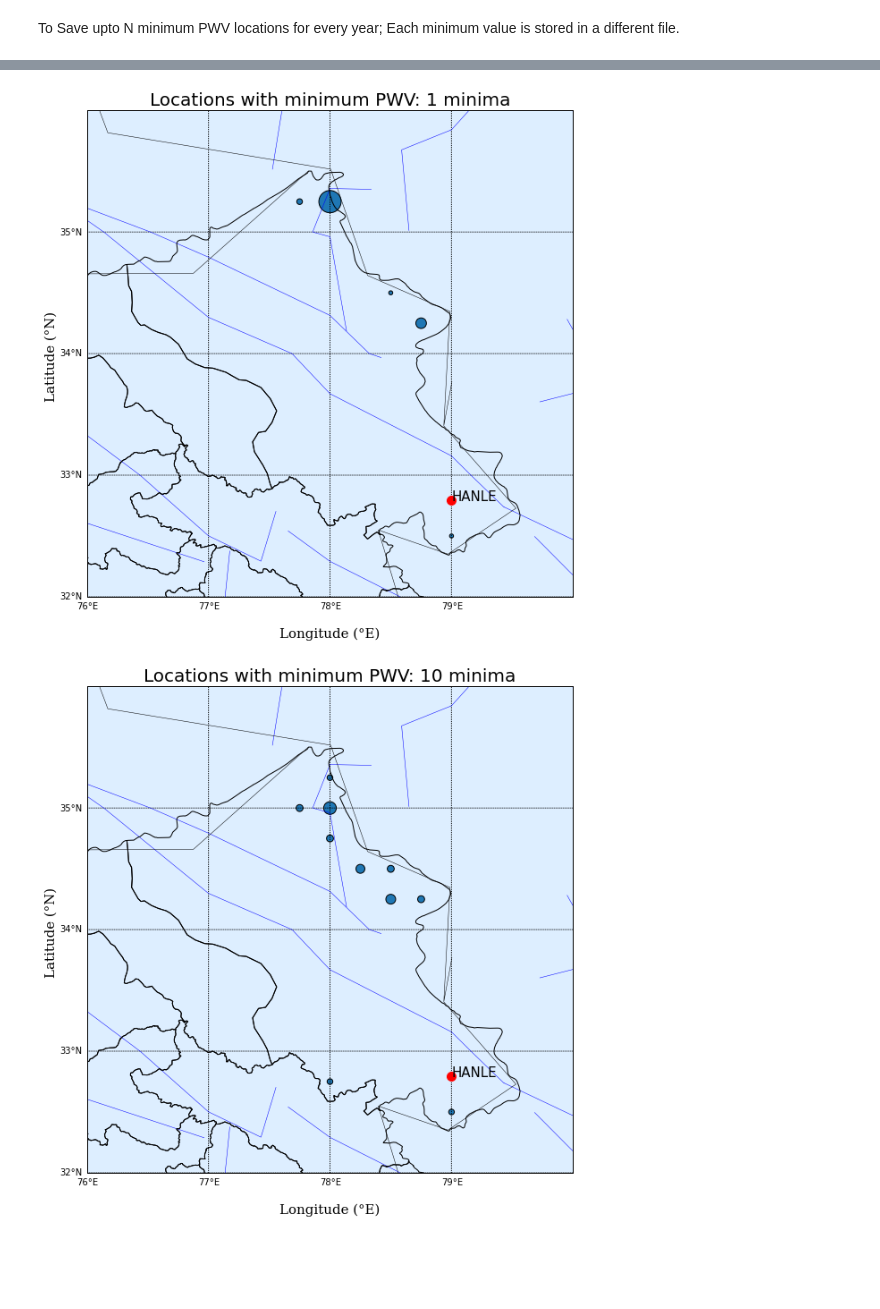
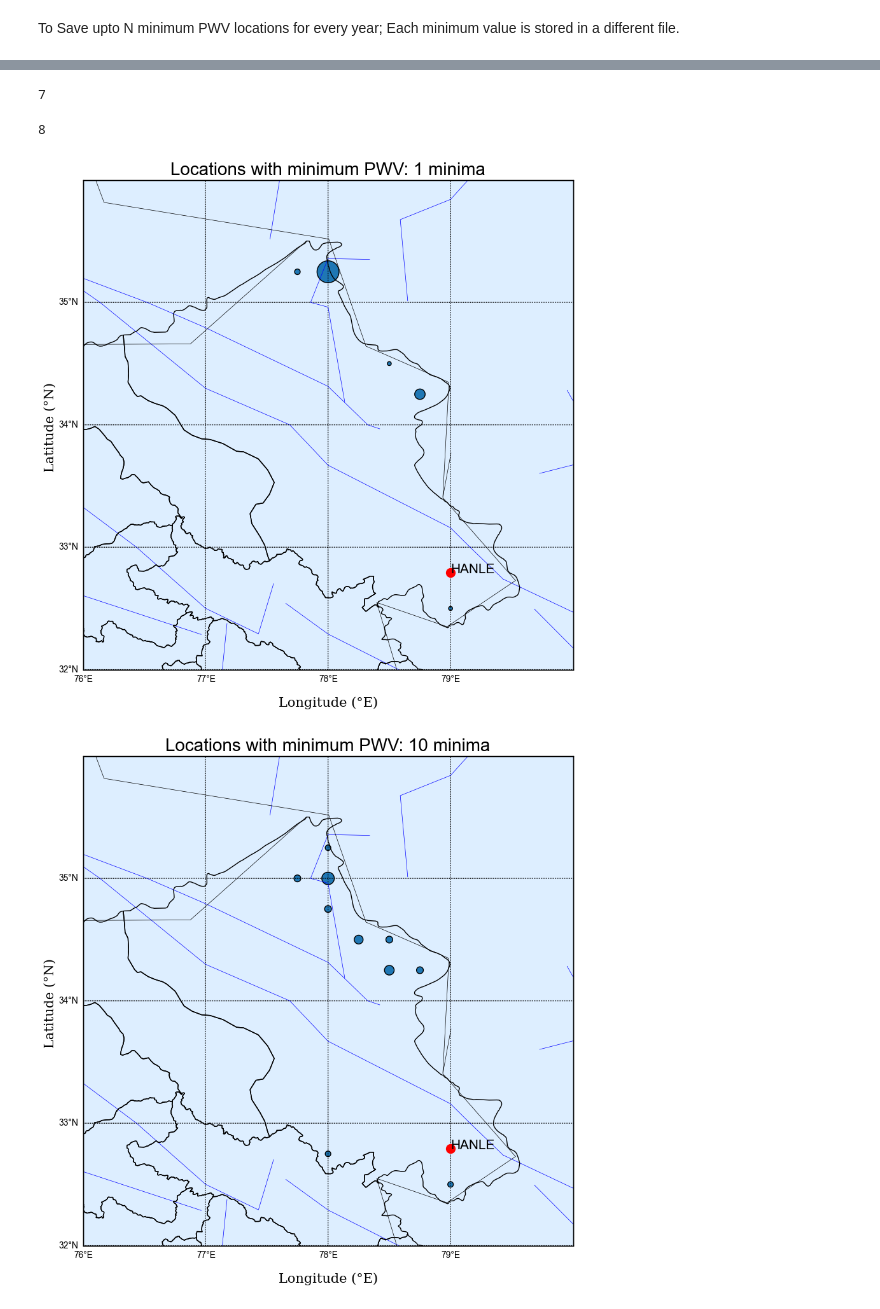
Before and after one commit to mayurisrao/THz, a Jupyter notebook: ERA5/data_read.ipynb, the cells around one changed output, grey strips where cells are left out. Cells and saved outputs as stored; diff of their text form; code cells hidden in the pictures; blank space fills up the shorter version.

```diff
--- a/ERA5/data_read.ipynb
+++ b/ERA5/data_read.ipynb
@@ -56,8 +61,10 @@ for i in range(min_upto_val):
     np.savetxt('min_arr_'+str(i+1)+'.txt',min_arr,fmt='%d %f %d %f %f')
 # %%
 files=glob.glob("*.txt")
+files = files[1:-1]
 
 data_to_plot = []
+
 for file in files:
     # if(d!=0):
     #     break
@@ -77,5 +84,5 @@ for file in files:
     plt.ylabel('Frequency',fontsize = 10)
     plt.grid(True)
     plt.title('Locations of '+str(file_number)+' minima in PWV values vs their frequency',fontsize =15)
-    plt.savefig(file.replace('.txt','.png'))
-    plt.close()
+    #plt.savefig(file.replace('.txt','.png'))
+    plt.show()
@@ -86,12 +103,12 @@ def plot_locations(file,c):
     min_data = np.loadtxt(file)
     min_loc_data = min_data[:,3:5]
     counter = collections.Counter(map(tuple, min_loc_data))
-    loc_data = np.array(counter.most_common(10))
-    loc_coords = loc_data[:,0]
-    lat = np.array([x[0] for x in loc_coords])
-    lon = np.array([x[1] for x in loc_coords])
-    loc_freq = loc_data[:,1]
-    loc_freq = [float(i)*20 for i in loc_freq ]
+    # loc_data = np.array(counter.most_common(10))
+    # loc_coords = loc_data[:,0]
+    # lat = np.array([x[0] for x in loc_coords])
+    # lon = np.array([x[1] for x in loc_coords])
+    # loc_freq = loc_data[:,1]
+    # loc_freq = [float(i)*20 for i in loc_freq ]
 
     plt.figure(figsize = (10,10))
 
@@ -109,7 +126,22 @@ def plot_locations(file,c):
     m.drawstates(linewidth=0.5, color='blue')
 
 
-    plt.scatter(lon,lat,cmap='jet',marker='o',s = loc_freq ,edgecolors='black')
+    # Extract the coordinates and frequencies separately
+    loc_counts = counter.most_common(10)
+    loc_coords, loc_freq = zip(*loc_counts)
+
+    # Convert the coordinates to separate latitude and longitude arrays
+    lat = np.array([coord[0] for coord in loc_coords])
+    lon = np.array([coord[1] for coord in loc_coords])
+
+    # Convert loc_freq to float and scale
+    loc_freq = np.array(loc_freq, dtype=float) * 20
+
+    # Now create loc_data as a structured array
+    loc_data = np.array(list(zip(lat, lon, loc_freq)), dtype=[('Lat', float), ('Lon', float), ('Freq', float)])
+
+    plt.scatter(lon, lat, cmap='jet', marker='o', s=loc_freq, edgecolors='black')
+
 
     #c=loc_freq
 
@@ -135,9 +167,11 @@ def plot_locations(file,c):
 # %%
 
 files = glob.glob("*.txt")
+files = files[1:-1]
+print(files)
 for file in files:
     file_name = Path(file).stem
     file_number = file_name.split('_')[2]
-
+    print(file_number)
     plot_locations(file,c = file_number)
 # %% [output]
@@ -144,2 +186,4 @@ for file in files:
+7
+8
-[figure, old version]
+[figure, new version]
-[figure, old version]
+[figure, new version]
```
Also changed, not shown: parts of 14 cells of this notebook, 51 other files.
